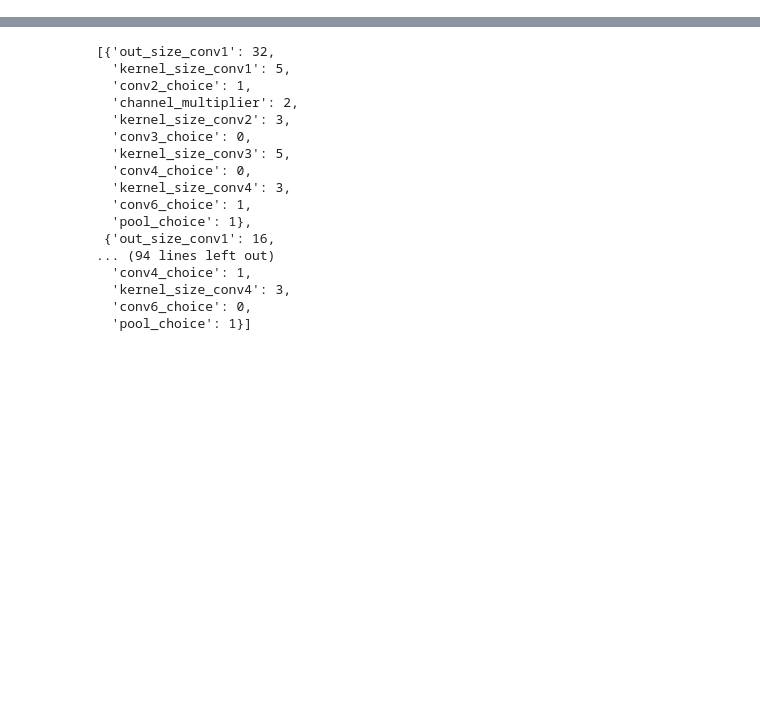
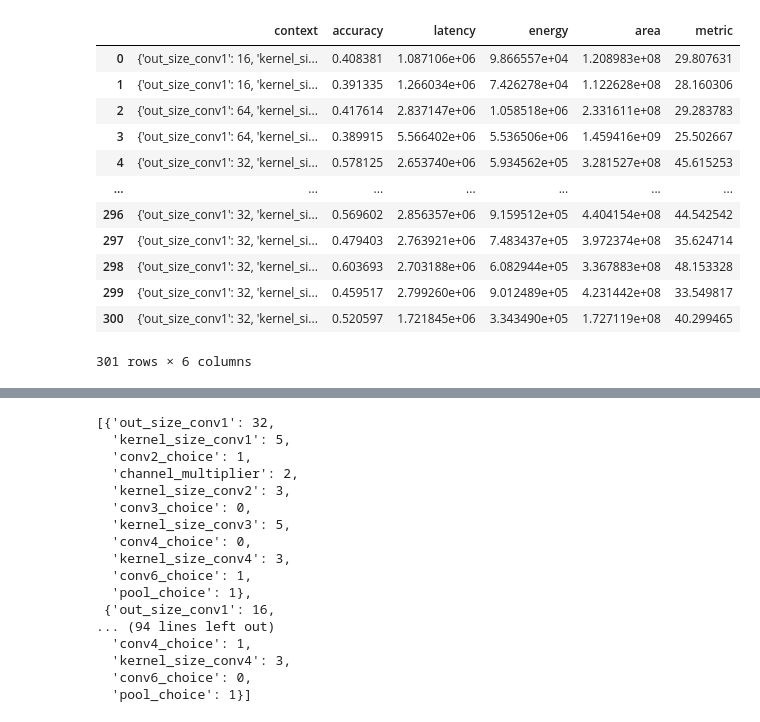
Before and after one commit to LuisSchppk/hwnas-nni, a Jupyter notebook: hwnas/analysis.ipynb, the cells around one changed output, grey strips where cells are left out. Drawn from its saved outputs; the diff is of its cells as text; code cells hidden in the pictures; blank space fills up the shorter version.

```diff
--- a/hwnas/analysis.ipynb
+++ b/hwnas/analysis.ipynb
@@ -15,10 +15,25 @@ from evaluator import test_epoch, train_epoch
 import util
 from collections import OrderedDict
 # %%
-df = pd.read_csv("../results.csv")
-df = df.iloc[331:632]
+df = pd.read_csv("../output_short_training/results_evo.csv", header=None)
+df.columns = ["context", "accuracy", "latency", "energy", "area"]
 
 df["metric"] = df.iloc[:,1:5].apply(lambda row: evaluator.objective(*row, w_acc=100, w_lat=1, w_en=1), axis=1)
+df
+# %% [output]
+|  | context | accuracy | latency | energy | area | metric |
+| 0 | {'out_size_conv1': 16, 'kernel_si... | 0.408381 | 1.087106e+06 | 9.866557e+04 | 1.208983e+08 | 29.807631 |
+| 1 | {'out_size_conv1': 16, 'kernel_si... | 0.391335 | 1.266034e+06 | 7.426278e+04 | 1.122628e+08 | 28.160306 |
+| 2 | {'out_size_conv1': 64, 'kernel_si... | 0.417614 | 2.837147e+06 | 1.058518e+06 | 2.331611e+08 | 29.283783 |
+| 3 | {'out_size_conv1': 64, 'kernel_si... | 0.389915 | 5.566402e+06 | 5.536506e+06 | 1.459416e+09 | 25.502667 |
+| 4 | {'out_size_conv1': 32, 'kernel_si... | 0.578125 | 2.653740e+06 | 5.934562e+05 | 3.281527e+08 | 45.615253 |
+| ... | ... | ... | ... | ... | ... | ... |
+| 296 | {'out_size_conv1': 32, 'kernel_si... | 0.569602 | 2.856357e+06 | 9.159512e+05 | 4.404154e+08 | 44.542542 |
+| 297 | {'out_size_conv1': 32, 'kernel_si... | 0.479403 | 2.763921e+06 | 7.483437e+05 | 3.972374e+08 | 35.624714 |
+| 298 | {'out_size_conv1': 32, 'kernel_si... | 0.603693 | 2.703188e+06 | 6.082944e+05 | 3.367883e+08 | 48.153328 |
+| 299 | {'out_size_conv1': 32, 'kernel_si... | 0.459517 | 2.799260e+06 | 9.012489e+05 | 4.231442e+08 | 33.549817 |
+| 300 | {'out_size_conv1': 32, 'kernel_si... | 0.520597 | 1.721845e+06 | 3.343490e+05 | 1.727119e+08 | 40.299465 |
+301 rows × 6 columns
 # %%
 fig, ax = plt.subplots()
 
```
Also changed, not shown: parts of 7 cells of this notebook, 2 other files.
